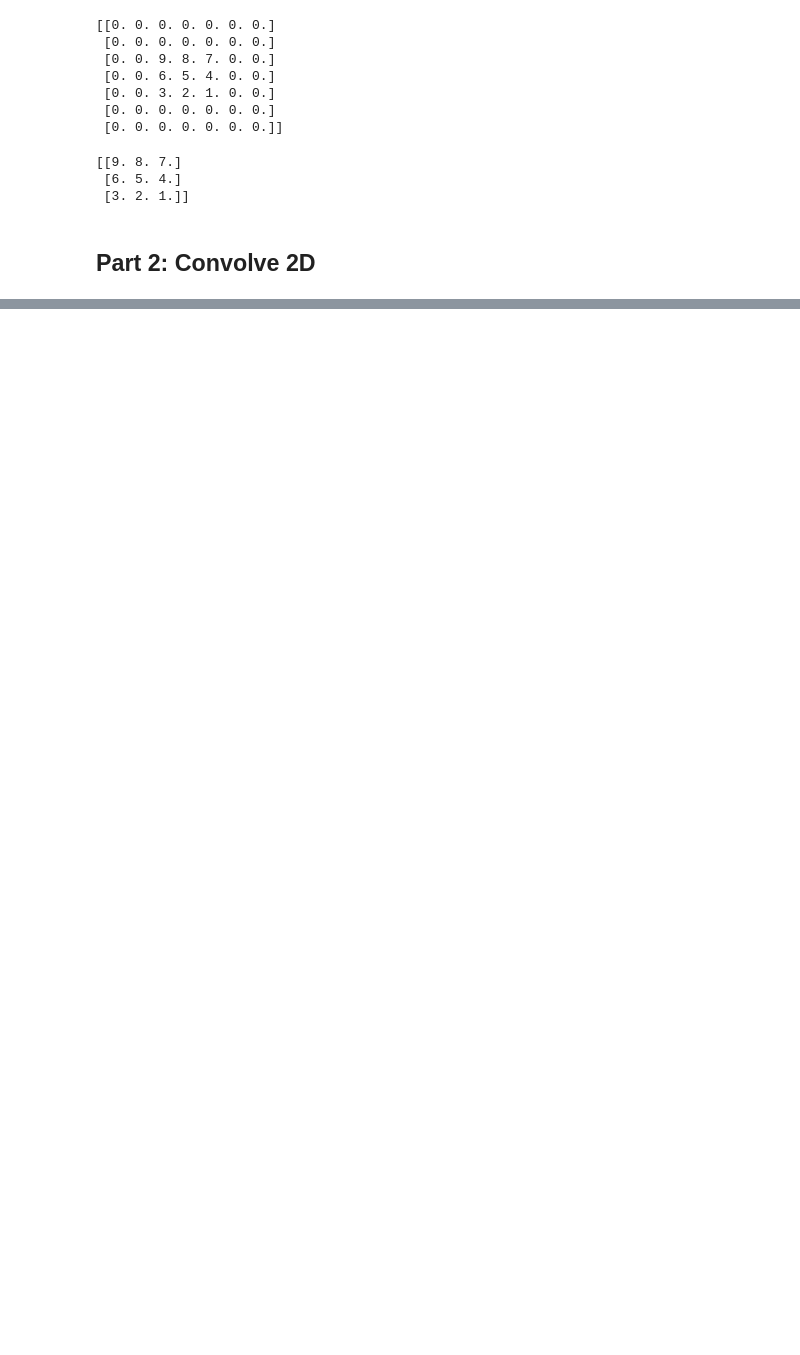
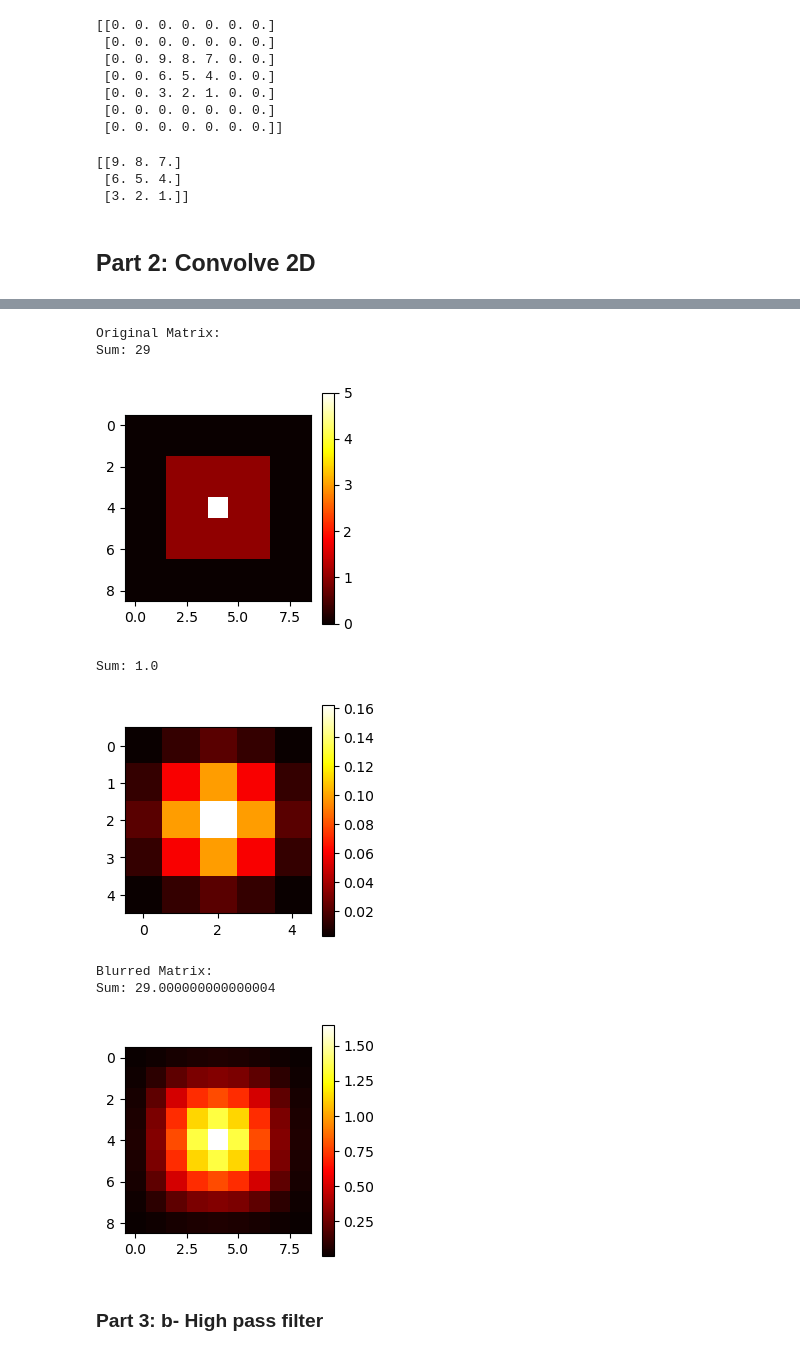
Before and after one commit to r2d2butbetter/Image-Processing-Fundamentals, a Jupyter notebook: S20230010225Q_1.ipynb, the cells around one changed output, grey strips where cells are left out. Cells and saved outputs as stored; diff of their text form; code cells hidden in the pictures; blank space fills up the shorter version.

```diff
--- a/S20230010225Q_1.ipynb
+++ b/S20230010225Q_1.ipynb
@@ -96,0 +103,9 @@ def convolve_2d(img, kernel):
+# %%
+img = np.array([[10, 20 , 30],
+               [40, 50, 60],
+               [70, 80, 90]])
+kernel = np.array([[1, 2, 0],
+                   [3, 4, 0],
+                   [0,0,0]])
+
+print(convolve_2d(img, kernel, True))
@@ -96,0 +156,39 @@ def convolve_2d(img, kernel):
+# %%
+# plot gaussian kernel or img for convinence
+def plot_matrix(kernel):
+    print("Sum:", np.sum(kernel))
+    plt.figure(figsize=(3,3))
+    plt.imshow(kernel, cmap='hot')
+    plt.colorbar()
+    plt.show()
+# %%
+def low_pass(img, k_size, k_sigma, pad=True):
+    kernel = gaussian_blur_kernel_2d(k_size, k_sigma)
+    plot_matrix(kernel)
+
+    filtered_img = convolve_2d(img, kernel, pad=pad)
+
+    return filtered_img
+# %%
+img = np.zeros((9, 9), dtype=int)
+img[2:7, 2:7] = 1  # Create a square in the center
+img[4, 4] = 5  # Add a distinct point in the center for emphasis
+
+print("Original Matrix:")
+plot_matrix(img)
+
+# Apply the low_pass function to see the effect of Gaussian blur
+blurred_img = low_pass(img, 5, 1)
+print("Blurred Matrix:")
+plot_matrix(blurred_img)
+# %% [output]
+Original Matrix:
+Sum: 29
+[figure, added]
+Sum: 1.0
+[figure, added]
+Blurred Matrix:
+Sum: 29.000000000000004
+[figure, added]
+# %% [markdown]
+### Part 3: b- High pass filter
```
Also changed, not shown: parts of 15 cells of this notebook.
